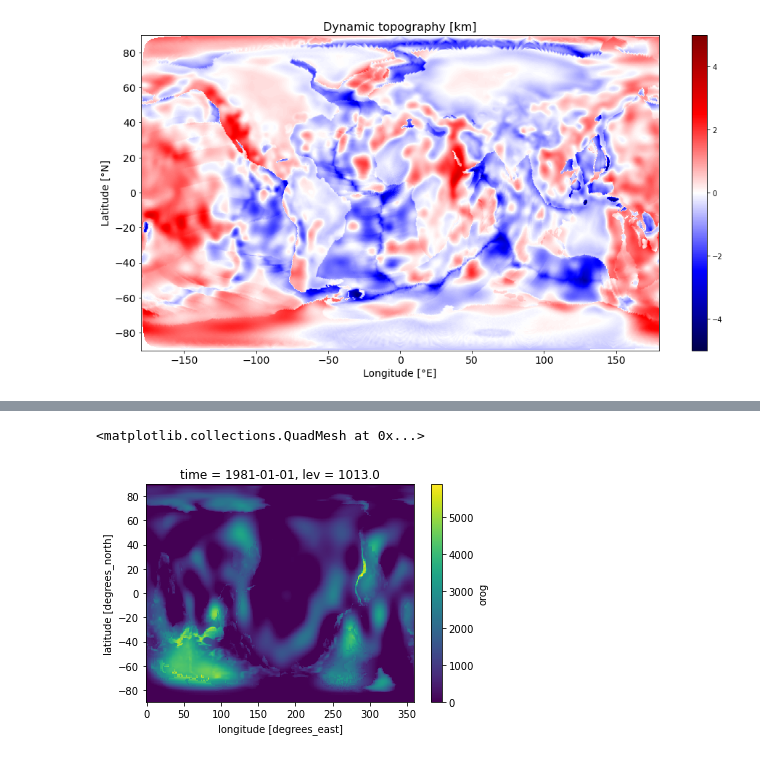
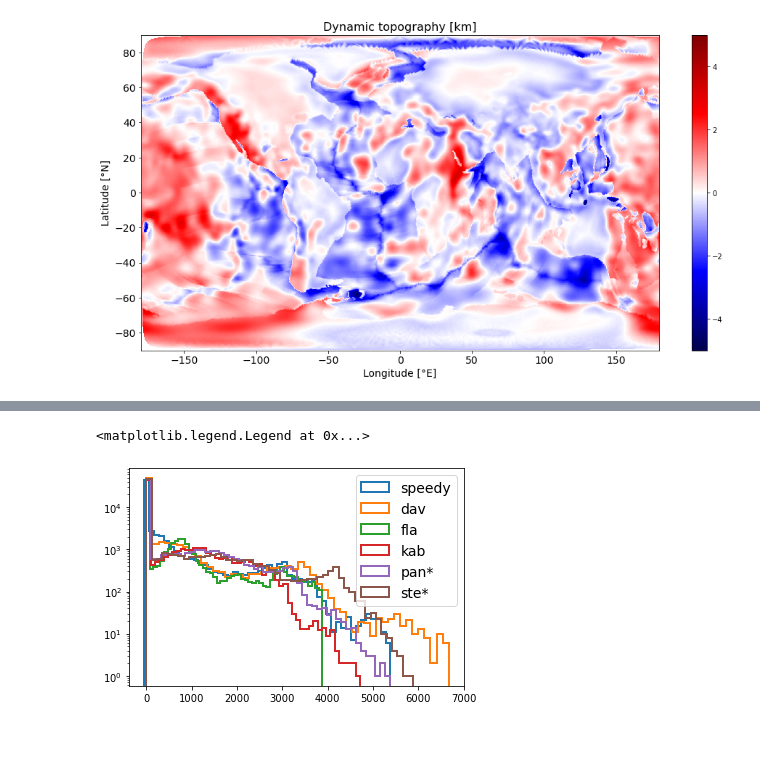
Before and after one commit to agonmer/dynamic_topography_climate, a Jupyter notebook: dynamic_topography_forcing.ipynb, the cells around one changed output, grey strips where cells are left out. Cells and saved outputs as stored; diff of their text form; code cells hidden in the pictures.

```diff
--- a/dynamic_topography_forcing.ipynb
+++ b/dynamic_topography_forcing.ipynb
@@ -258,8 +334,35 @@ for name in model_names:
 # %%
 ds_or.orog.plot()
 # %%
-prova = xr.open_dataset('aclim_era5_sfc_1981_2010_steinberger-2007.nc')
-prova.orog.plot()
+ds_speedy = xr.open_dataset('aclim_era5_sfc_1981_2010.nc')
+ds_dav = xr.open_dataset('aclim_era5_sfc_1981_2010_modified_orography.nc')
+ds_fla = xr.open_dataset('aclim_era5_sfc_1981_2010_flament-et-al-2013_1d.nc')
+ds_kab = xr.open_dataset('aclim_era5_sfc_1981_2010_kaban-et-al-2003.nc')
+ds_pan = xr.open_dataset('aclim_era5_sfc_1981_2010_panasyuk-hager-2000.nc') # ***
+ds_pan_hc = xr.open_dataset('aclim_era5_sfc_1981_2010_hc_panasyuk-hager-2000.nc') # ***
+ds_ste = xr.open_dataset('aclim_era5_sfc_1981_2010_steinberger-2007.nc') # ***
+
+
+
+lsm = ds_speedy.lsm[0][0].values
-# %% [output]
-<matplotlib.collections.QuadMesh at 0x...>
-[figure, removed]
+# %%
+y_speedy = ds_speedy.orog.values*lsm
+y_dav = ds_dav.orog.values*lsm
+y_fla = ds_fla.orog.values*lsm
+y_kab = ds_kab.orog.values*lsm
+y_pan = ds_pan.orog.values*lsm
+y_pan_hc = ds_pan_hc.orog.values*lsm
+y_ste = ds_ste.orog.values*lsm
+
+plt.hist(y_speedy.flatten(),bins=50,label='speedy',histtype='step',linewidth=2)
+plt.hist(y_dav.flatten(),bins=50,label='dav',histtype='step',linewidth=2)
+plt.hist(y_fla.flatten(),bins=50,label='fla',histtype='step',linewidth=2)
+plt.hist(y_kab.flatten(),bins=50,label='kab',histtype='step',linewidth=2)
+plt.hist(y_pan.flatten(),bins=50,label='pan*',histtype='step',linewidth=2)
+plt.hist(y_ste.flatten(),bins=50,label='ste*',histtype='step',linewidth=2)
+plt.yscale('log')
+
+plt.legend(fontsize=14)
+# %% [output]
+<matplotlib.legend.Legend at 0x...>
+[figure, added]
```
Also changed, not shown: parts of 8 cells of this notebook.
